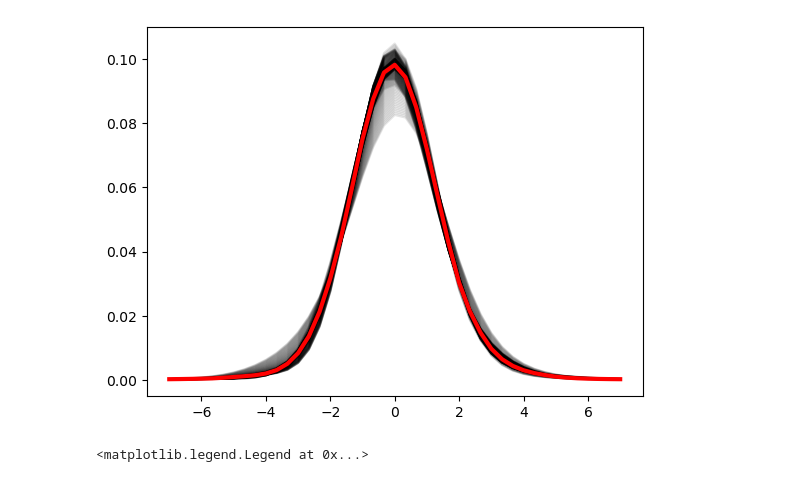
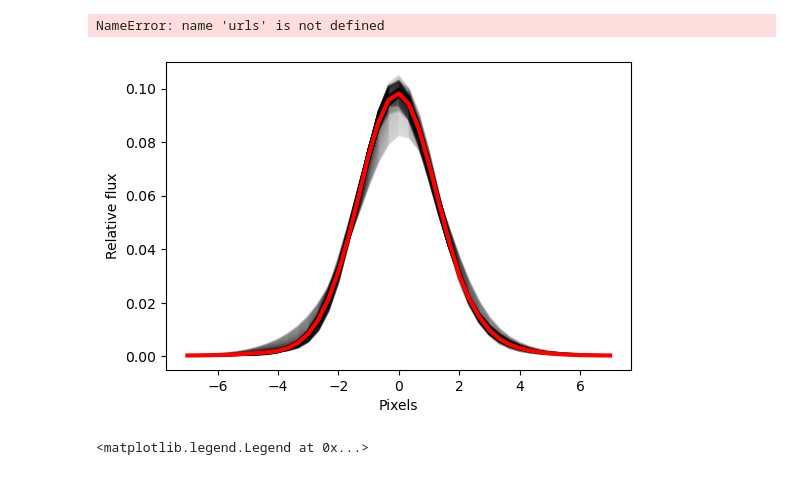
Before and after one commit to josephhand/BSRC-ALIAS, a Jupyter notebook: scratch/line_injection.ipynb, the cells around one changed output. Drawn from its saved outputs; the diff is of its cells as text; code cells hidden in the pictures.

```diff
--- a/scratch/line_injection.ipynb
+++ b/scratch/line_injection.ipynb
@@ -19,29 +19,38 @@ import random as rand
 # %%
 # Read fits files
 
-with open('../data/sample_star_urls_rev2', 'r') as f:
-    urls = f.read().splitlines()
+#with open('../data/sample_star_urls_rev2', 'r') as f:
+#    urls = f.read().splitlines()
 
 files = [ '../data/spectra_rev2/%s' %url.split('/')[-1] for url in urls ]
 
 ds = alias.loadDataset(files)
+# %% [output]
+NameError: name 'urls' is not defined
 # %%
 # Load and compute median LSF
+
+plt.figure(figsize=(6,4))
 
 file = '../data/apogee-lsf-dr12-all.fits'
 hdul = fits.open(file)
 data = hdul[0].data
 x = np.linspace(-7.,7.,43)
 for k in range(0,data.shape[0],100):
     plt.plot(x, data[k,:], c='k', alpha=0.1)
 
 med = np.nanmedian(data, axis=0)
+
+
 plt.plot(x, med, c='r', lw=3)
+
+plt.xlabel('Pixels')
+plt.ylabel('Relative flux')
 
 lsfx = x
 lsfy = med/np.max(med)
 # %% [output]
-[figure, old version]
+[figure, new version]
 # %%
 # Code for injecting a LASER technosignature into a spectrum
 # Note: Now moved to alias.injection
```
Also changed, not shown: 11 other files.
